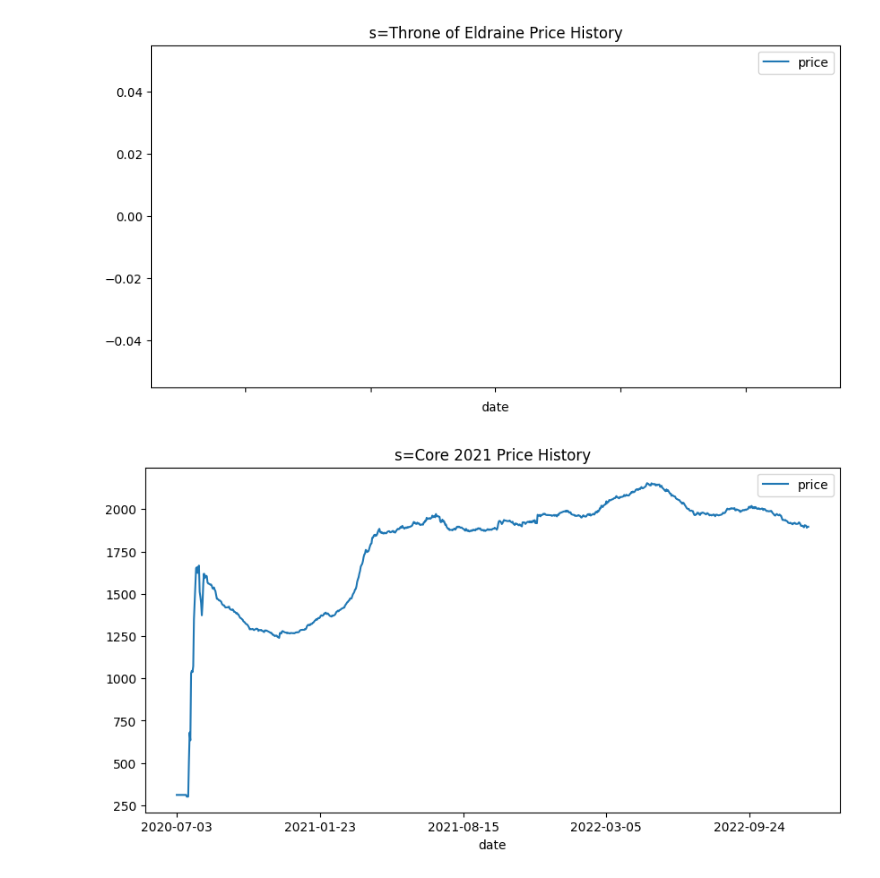
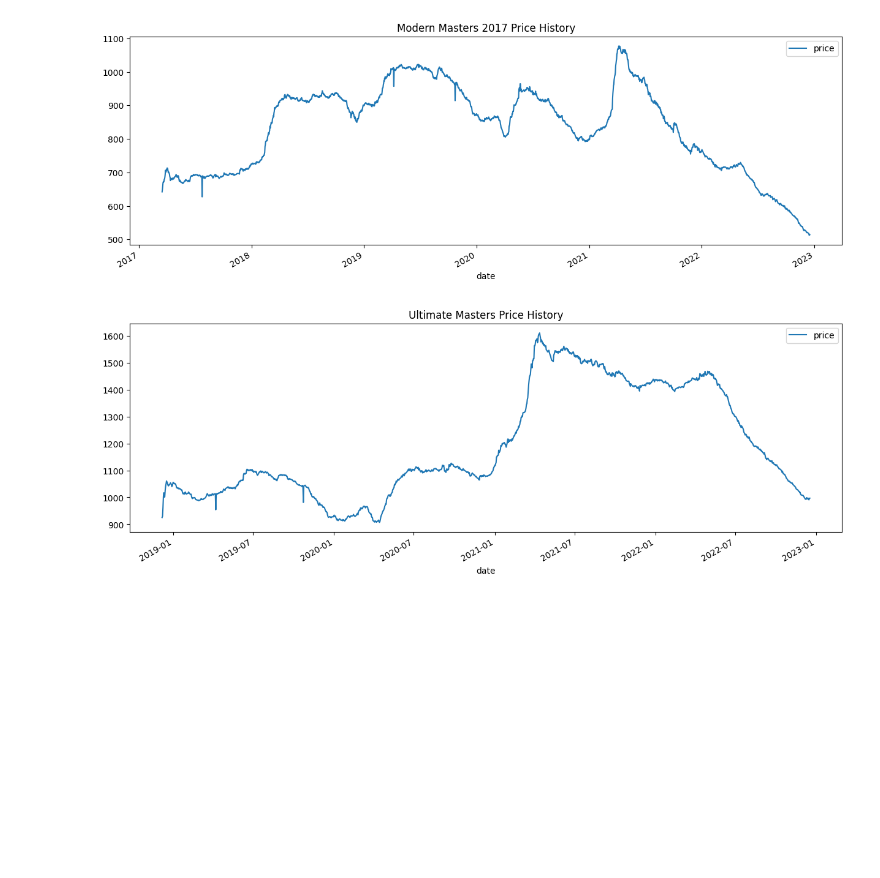
Before and after one commit to edwardpk94/mtg_price_history, a Jupyter notebook: EDA.ipynb, the cells around one changed output. Cells and saved outputs as stored; diff of their text form; code cells hidden in the pictures; blank space fills up the shorter version.

```diff
--- a/EDA.ipynb
+++ b/EDA.ipynb
@@ -111,11 +133,21 @@ CONFIG = [
 ]
 df_config = pd.DataFrame.from_records(CONFIG)
 # %%
+# regexp to pull out the javascript with the price data
 raw_data_re = re.compile(r'(?<=\$\("\.price-sources-paper"\)\.toggle\(true\);\s+var d = "Date,.+";\s+)([^g]+)')
+
+# regexp to pull out the dates and prices
 dates_re = re.compile(r'(\d{4}-\d{2}-\d{2})')
 price_re = re.compile(r'(\d+\.\d+)')
+
 def get_data(url):
-    r = requests.get(test_url)
+    """
+    Scrape the URL for the price data
+
+    :param url: URL to scrape
+    :return: tuple of dates and prices
+    """
+    r = requests.get(url)
     soup = BeautifulSoup(r.text, "html.parser")
     scripts = soup.find_all("script", type="text/javascript", string=re.compile(r'var d = "Date'))
 
@@ -184,6 +203,8 @@ df[df['set_code'] == 'SNC']
 # %%
+# Plotting all the reprint sets
 for set in CONFIG:
-    df[(df['date'] >= set['release_date']) & (df['set_code'] == set['set_code'])].plot(x='date', y='price', title=f"{set['set_name']} Price History", figsize=(10, 5))
+    if (set['set_type'] == 'reprint'):
+        df[(df['date'] >= set['release_date']) & (df['set_code'] == set['set_code'])].plot(x='date', y='price', title=f"{set['set_name']} Price History", figsize=(15, 5))
 # %% [output]
-[figure, old version]
+[figure, new version]
-[figure, old version]
+[figure, new version]
```
Also changed, not shown: parts of 6 cells of this notebook.
